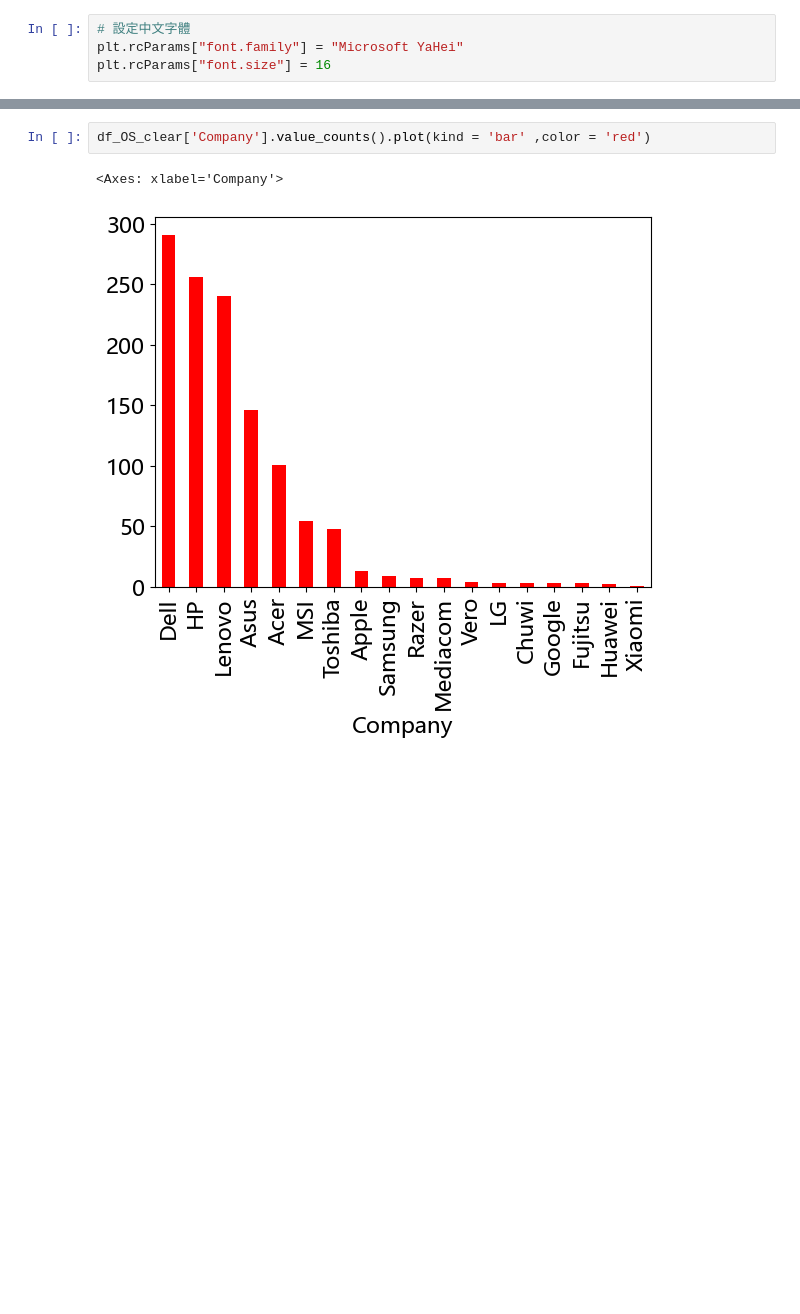
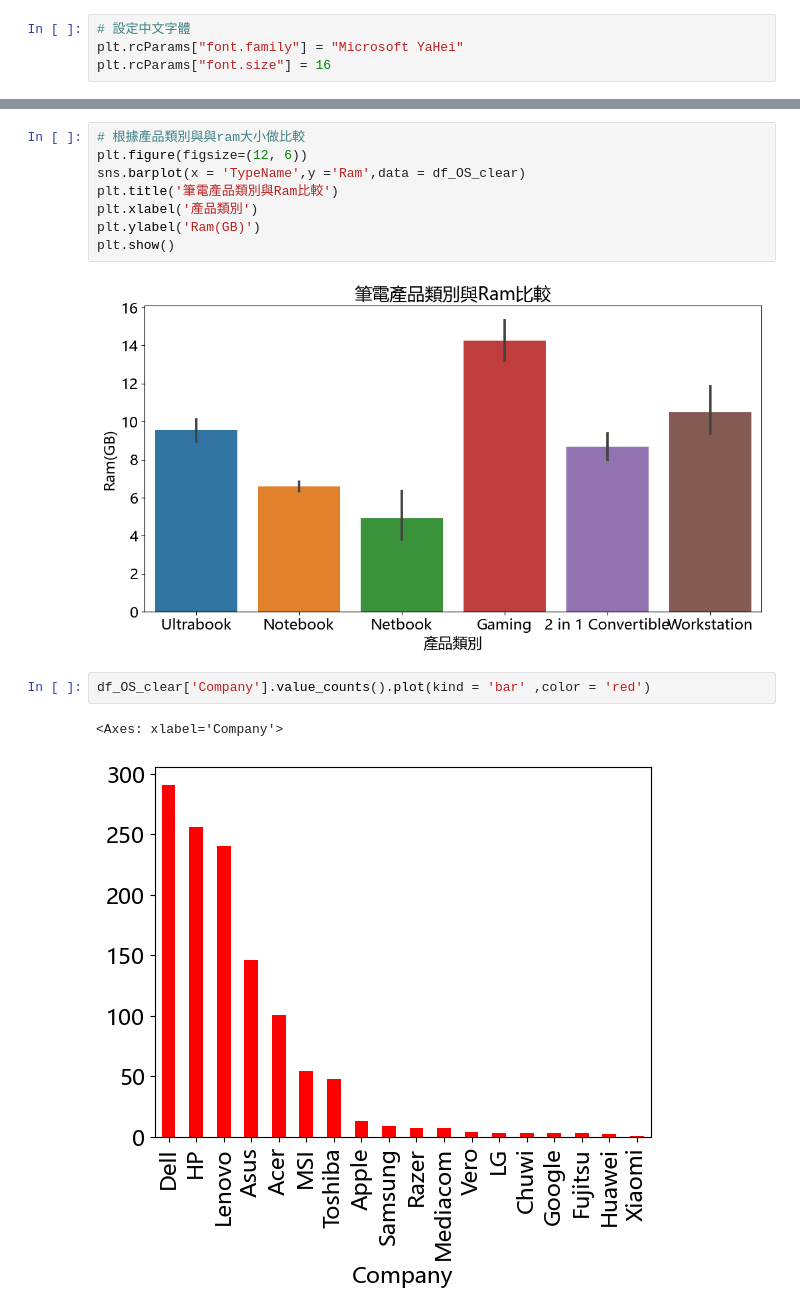
Before and after one commit to a130522003/laptop-analysis, a Jupyter notebook: 筆電分析.ipynb, the cells around one changed output, grey strips where cells are left out. Drawn from its saved outputs; the diff is of its cells as text; blank space fills up the shorter version.

```diff
--- a/筆電分析.ipynb
+++ b/筆電分析.ipynb
@@ -158,3 +236,13 @@ df['Company'].value_counts().plot(kind = 'bar' ,color = 'blue')
+# %%
+# 根據產品類別與與ram大小做比較
+plt.figure(figsize=(12, 6))
+sns.barplot(x = 'TypeName',y ='Ram',data = df_OS_clear)
+plt.title('筆電產品類別與Ram比較')
+plt.xlabel('產品類別')
+plt.ylabel('Ram(GB)')
+plt.show()
+# %% [output]
+[figure, added]
 # %%
 df_OS_clear['Company'].value_counts().plot(kind = 'bar' ,color = 'red')
 # %% [output]
```
Also changed, not shown: parts of 14 cells of this notebook.
